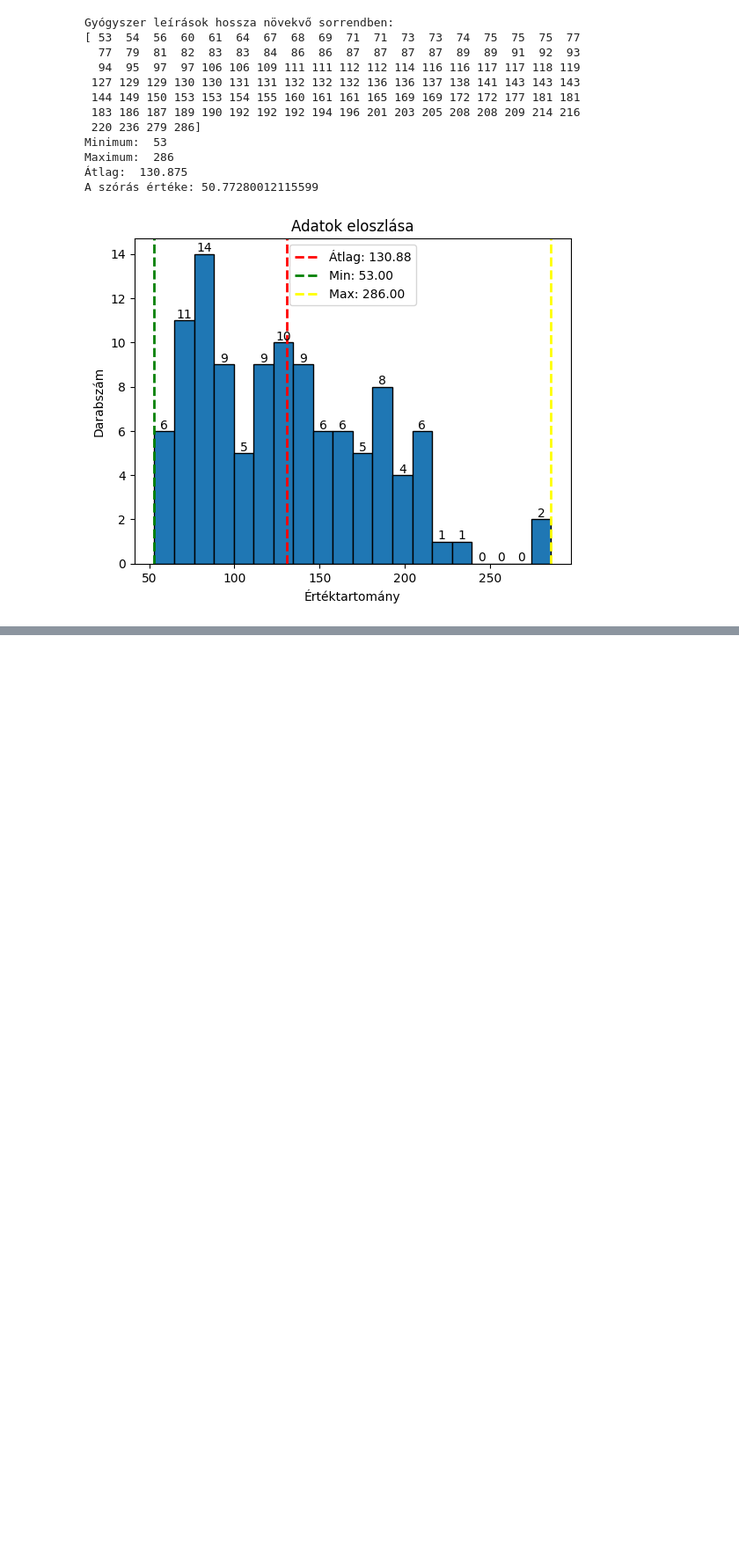
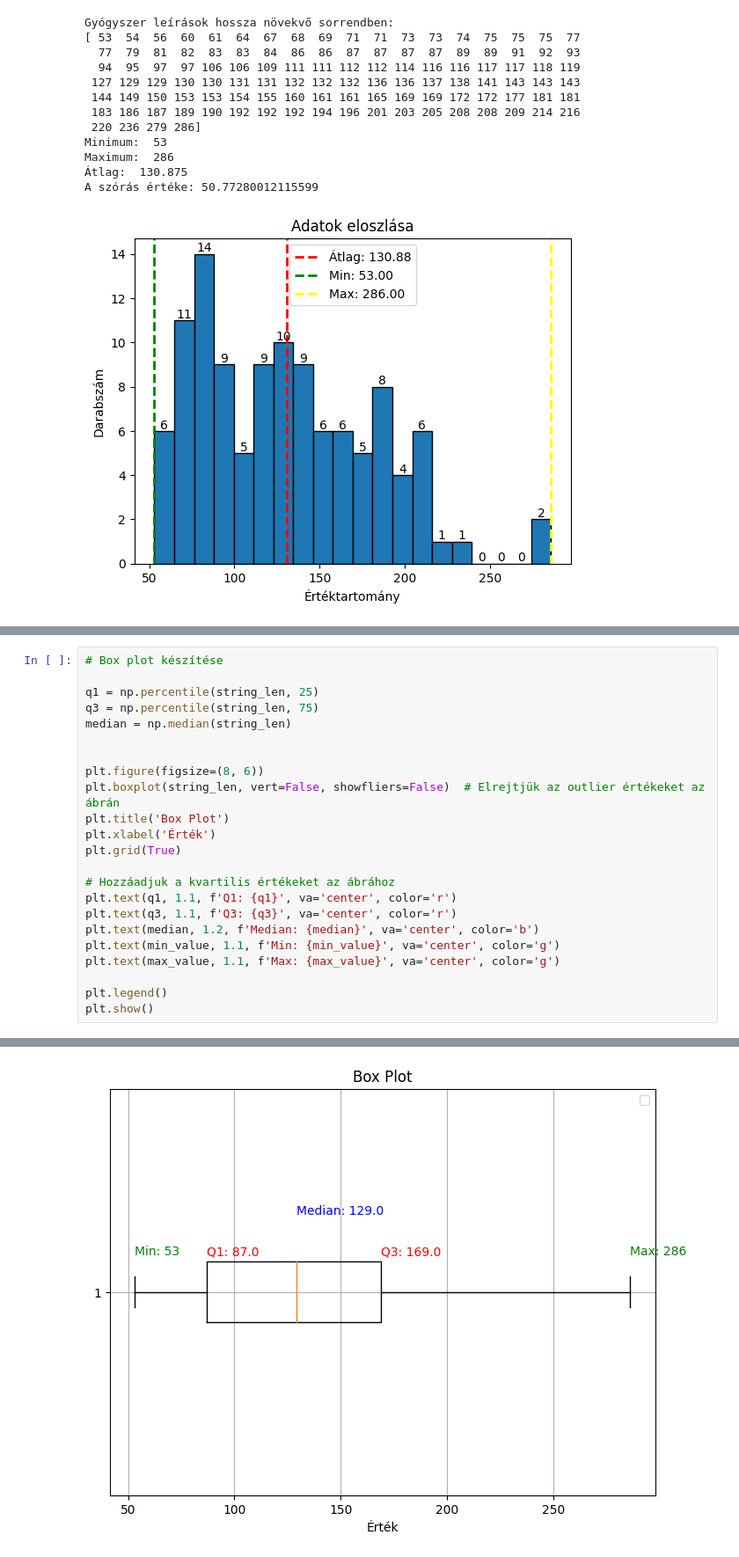
Before and after one commit to lakatosgabor/ogyei_dataset_info, a Jupyter notebook: ogyei_dataset.ipynb, the cells around one changed output, grey strips where cells are left out. Shown at 88% size. Saved outputs shown, nothing was run; the diff lists cells and outputs as text; blank space fills up the shorter version.

```diff
--- a/ogyei_dataset.ipynb
+++ b/ogyei_dataset.ipynb
@@ -122 +130,25 @@ Illesztett egyenes egyenlete: y = -0.22x + 143.28
 [figure]
+# %%
+# Box plot készítése
+
+q1 = np.percentile(string_len, 25)
+q3 = np.percentile(string_len, 75)
+median = np.median(string_len)
+
+
+plt.figure(figsize=(8, 6))
+plt.boxplot(string_len, vert=False, showfliers=False)  # Elrejtjük az outlier értékeket az ábrán
+plt.title('Box Plot')
+plt.xlabel('Érték')
+plt.grid(True)
+
+# Hozzáadjuk a kvartilis értékeket az ábrához
+plt.text(q1, 1.1, f'Q1: {q1}', va='center', color='r')
+plt.text(q3, 1.1, f'Q3: {q3}', va='center', color='r')
+plt.text(median, 1.2, f'Median: {median}', va='center', color='b')
+plt.text(min_value, 1.1, f'Min: {min_value}', va='center', color='g')
+plt.text(max_value, 1.1, f'Max: {max_value}', va='center', color='g')
+
+plt.legend()
+plt.show()
+# %% [output]
@@ -122,0 +156 @@ Illesztett egyenes egyenlete: y = -0.22x + 143.28
+[figure, added]
```
Also changed, not shown: parts of 2 cells of this notebook.
